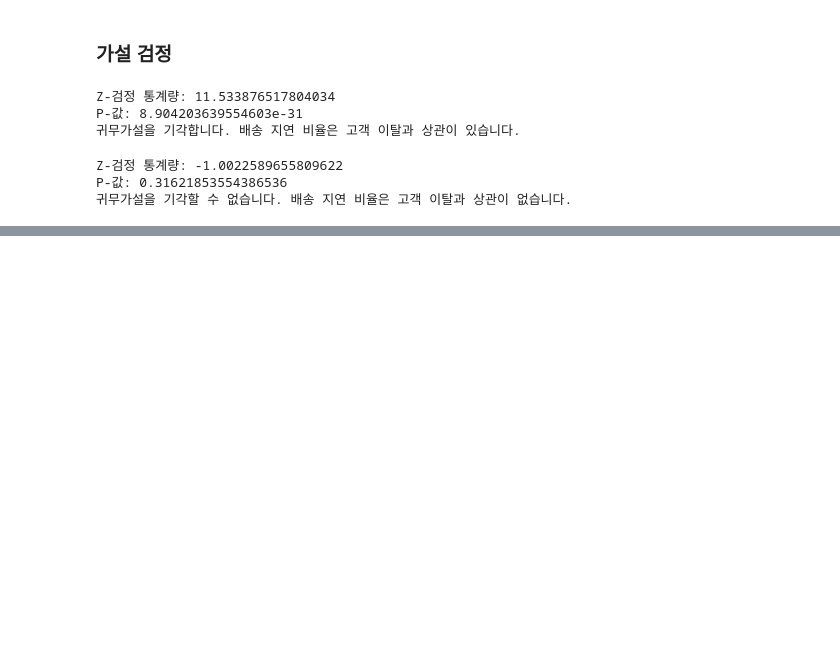
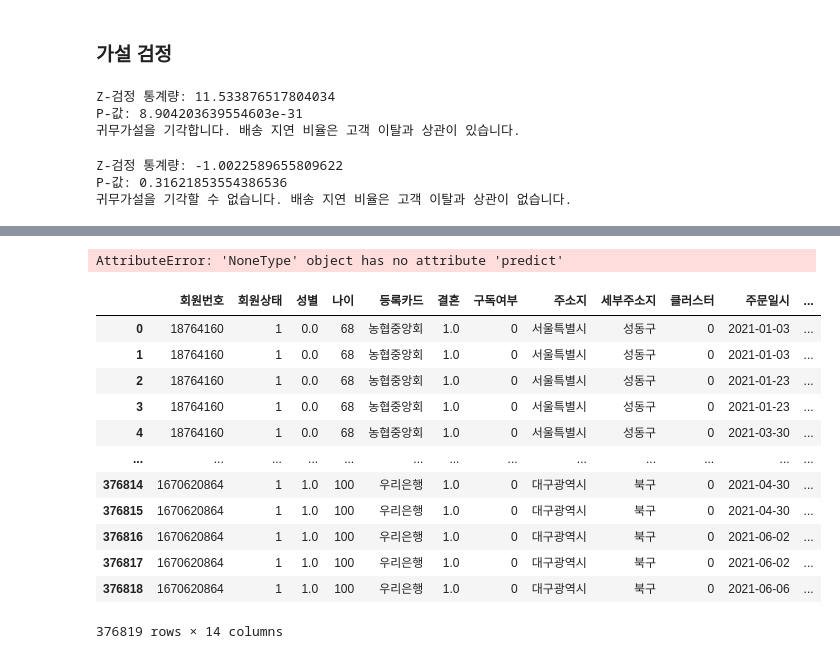
Before and after one commit to dldbwns23/DSA17_project, a Jupyter notebook: lyj_EDA_preprocess.ipynb, the cells around one changed output, grey strips where cells are left out. Saved outputs shown, nothing was run; the diff lists cells and outputs as text; code cells hidden in the pictures; blank space fills up the shorter version.

```diff
--- a/lyj_EDA_preprocess.ipynb
+++ b/lyj_EDA_preprocess.ipynb
@@ -878,3 +889,11 @@ else:
 Z-검정 통계량: -1.0022589655809622
 P-값: 0.31621853554386536
 귀무가설을 기각할 수 없습니다. 배송 지연 비율은 고객 이탈과 상관이 없습니다.
+# %%
+memberwise_delivery = df_sales.pivot_table(index=['회원번호', '주문일시', '배송완료일'], values='구매수량', aggfunc='count').reset_index()
+memberwise_delivery[['주문일시', '배송완료일']] = memberwise_delivery[['주문일시', '배송완료일']].apply(pd.to_datetime)
+
+temp3 = pd.merge(df_member, memberwise_delivery)
+temp3['배송지연'] = 0
+(temp3['배송완료일'] - temp3['주문일시']) > datetime.timedelta(days=2)
+temp3 = temp3.drop(columns=['배송완료일'])
@@ -880,0 +988,61 @@ P-값: 0.31621853554386536
+# %%
+from sklearn.model_selection import ParameterGrid
+from sklearn.ensemble import RandomForestClassifier
+from sklearn.metrics import classification_report, confusion_matrix, f1_score
+from tqdm import tqdm
+
+# 하이퍼파라미터 그리드 설정
+param_grid = {
+    'n_estimators': [50, 100, 200],
+    'max_depth': [None, 10, 20, 30],
+    'min_samples_split': [2, 5, 10],
+    'min_samples_leaf': [1, 2, 4]
+}
+
+# 모든 하이퍼파라미터 조합 생성
+param_list = list(ParameterGrid(param_grid))
+
+# 최적의 모델과 최고 점수 초기화
+best_model = None
+best_score = 0
+
+# tqdm을 사용하여 진행 상황 표시
+with tqdm(total=len(param_list), desc='Grid Search Progress') as pbar:
+    for params in param_list:
+        # 모델 생성 및 학습
+        model = RandomForestClassifier(random_state=1234, **params)
+        model.fit(X_train, y_train)
+
+        # 예측 및 평가
+        y_pred = model.predict(X_test)
+        score = f1_score(y_test, y_pred)  # f1_score를 계산
+
+        # 최고 점수 업데이트
+        if score > best_score:
+            best_score = score
+            best_model = model
+
+        pbar.update(1)  # 진행 상황 업데이트
+
+# 모델 평가
+y_pred = best_model.predict(X_test)
+print(confusion_matrix(y_test, y_pred))
+print(classification_report(y_test, y_pred))
+# %% [output]
+AttributeError: 'NoneType' object has no attribute 'predict'
+# %%
+temp3
+# %% [output]
+|  | 회원번호 | 회원상태 | 성별 | 나이 | 등록카드 | 결혼 | 구독여부 | 주소지 | 세부주소지 | 클러스터 | 주문일시 | ... |
+| 0 | 18764160 | 1 | 0.0 | 68 | 농협중앙회 | 1.0 | 0 | 서울특별시 | 성동구 | 0 | 2021-01-03 | ... |
+| 1 | 18764160 | 1 | 0.0 | 68 | 농협중앙회 | 1.0 | 0 | 서울특별시 | 성동구 | 0 | 2021-01-03 | ... |
+| 2 | 18764160 | 1 | 0.0 | 68 | 농협중앙회 | 1.0 | 0 | 서울특별시 | 성동구 | 0 | 2021-01-23 | ... |
+| 3 | 18764160 | 1 | 0.0 | 68 | 농협중앙회 | 1.0 | 0 | 서울특별시 | 성동구 | 0 | 2021-01-23 | ... |
+| 4 | 18764160 | 1 | 0.0 | 68 | 농협중앙회 | 1.0 | 0 | 서울특별시 | 성동구 | 0 | 2021-03-30 | ... |
+| ... | ... | ... | ... | ... | ... | ... | ... | ... | ... | ... | ... | ... |
+| 376814 | 1670620864 | 1 | 1.0 | 100 | 우리은행 | 1.0 | 0 | 대구광역시 | 북구 | 0 | 2021-04-30 | ... |
+| 376815 | 1670620864 | 1 | 1.0 | 100 | 우리은행 | 1.0 | 0 | 대구광역시 | 북구 | 0 | 2021-04-30 | ... |
+| 376816 | 1670620864 | 1 | 1.0 | 100 | 우리은행 | 1.0 | 0 | 대구광역시 | 북구 | 0 | 2021-06-02 | ... |
+| 376817 | 1670620864 | 1 | 1.0 | 100 | 우리은행 | 1.0 | 0 | 대구광역시 | 북구 | 0 | 2021-06-02 | ... |
+| 376818 | 1670620864 | 1 | 1.0 | 100 | 우리은행 | 1.0 | 0 | 대구광역시 | 북구 | 0 | 2021-06-06 | ... |
+376819 rows × 14 columns
```
Also changed, not shown: parts of 23 cells of this notebook.
